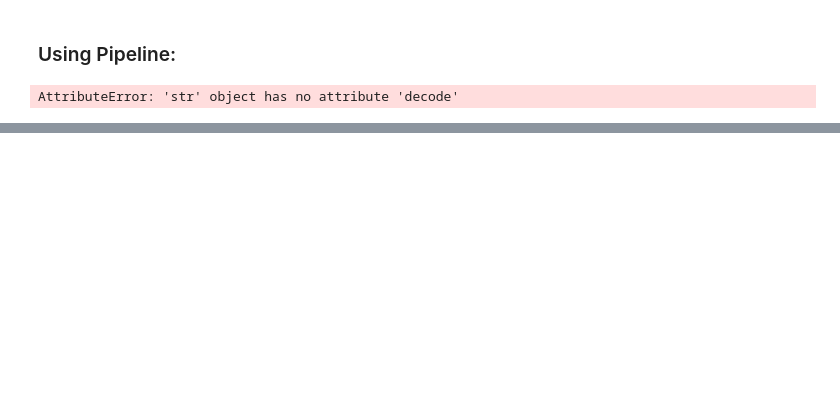
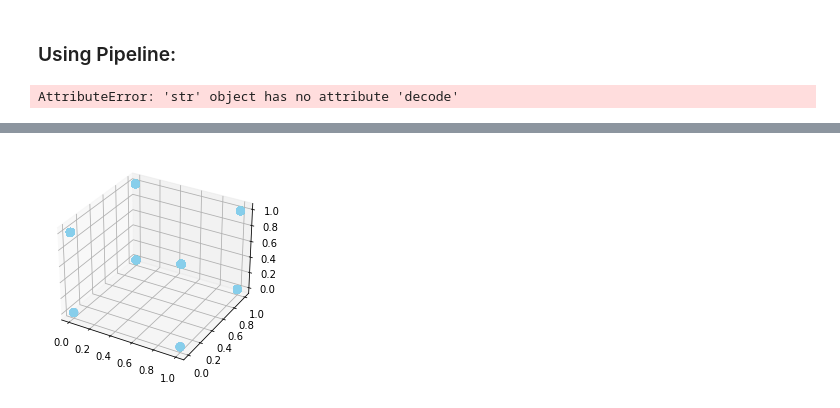
Before and after one commit to kggold4/final-project-data-visualization, a Jupyter notebook: task_1.ipynb, the cells around one changed output, grey strips where cells are left out. Drawn from its saved outputs; the diff is of its cells as text; code cells hidden in the pictures; blank space fills up the shorter version.

```diff
--- a/task_1.ipynb
+++ b/task_1.ipynb
@@ -436,0 +464,8 @@ AttributeError: 'str' object has no attribute 'decode'
+# %%
+# plot
+fig = plt.figure()
+ax = fig.add_subplot(111, projection='3d')
+ax.scatter(students['gender'], students['test preparation course'], students['average'], c='skyblue', s=60)
+plt.show()
+# %% [output]
+[figure, added]
```
Also changed, not shown: parts of 9 cells of this notebook.
